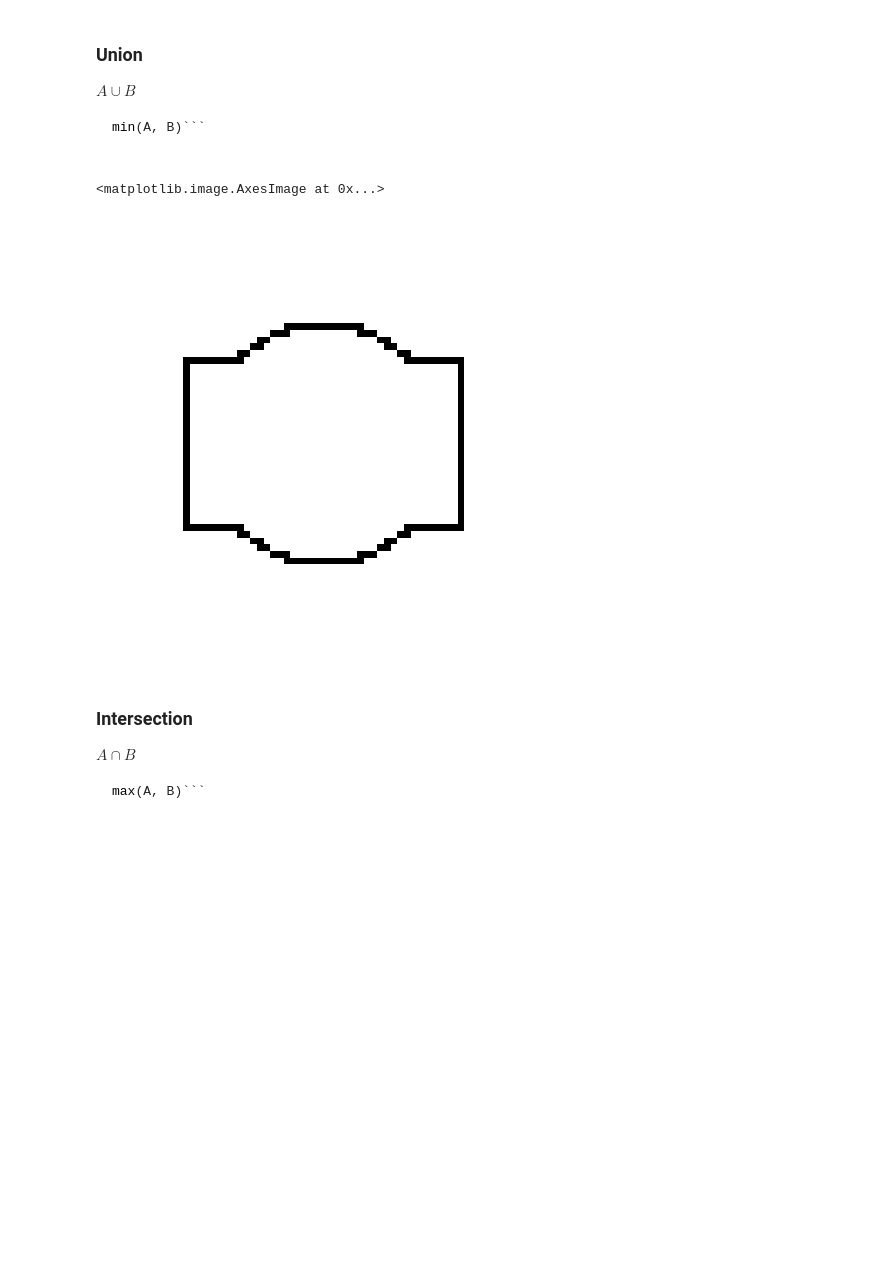
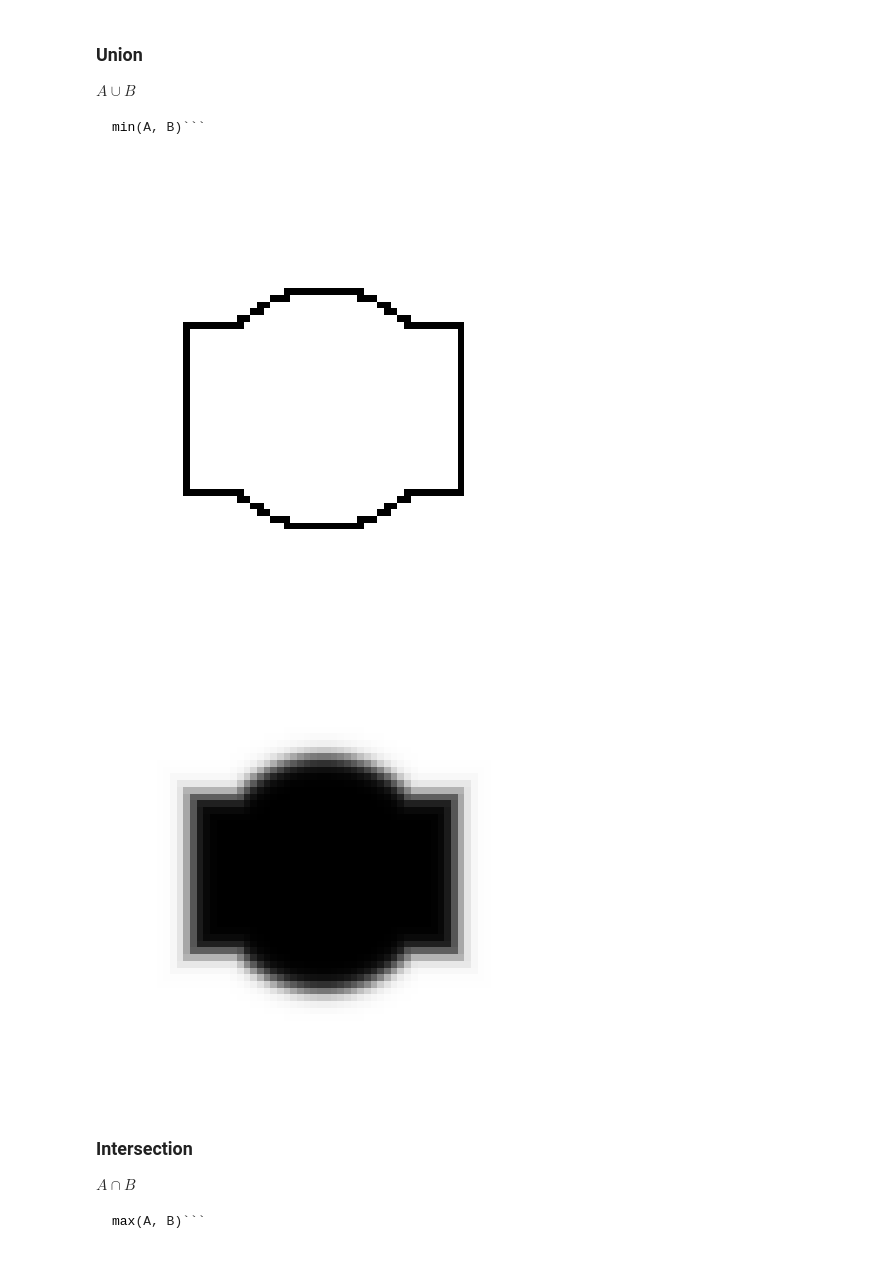
Before and after one commit to compas-teaching/ITA19, a Jupyter notebook: modules/module8/volmod.ipynb, the cells around one changed output. Drawn from its saved outputs; the diff is of its cells as text; code cells hidden in the pictures; blank space fills up the shorter version.

````diff
--- a/modules/module8/volmod.ipynb
+++ b/modules/module8/volmod.ipynb
@@ -161,12 +215,13 @@ $A\cup B$
 ```python
 min(A, B)```
 # %%
-plt.figure(figsize=(8,8))
-plt.axis('off')
-plt.imshow(abs(np.minimum(mr,mc))<0.07,cmap='Greys')
+show_dmap(abs(np.minimum(mr,mc))<0.07,cmap='Greys')
 # %% [output]
-<matplotlib.image.AxesImage at 0x...>
 [figure]
+# %%
+show_dmap(-np.tanh(np.minimum(mr,mc)*5), cmap='Greys')
+# %% [output]
+[figure, added]
 # %% [markdown]
 ### Intersection
 $A\cap B$
````
Also changed, not shown: parts of 26 cells of this notebook.
